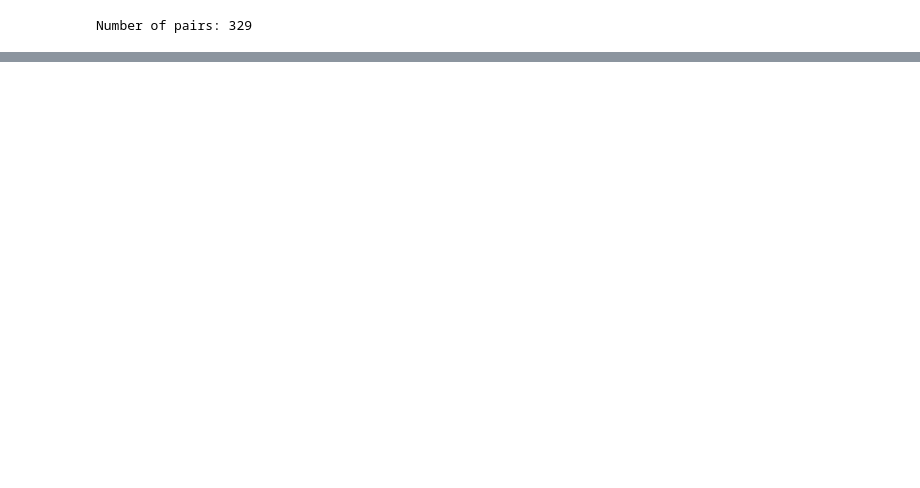
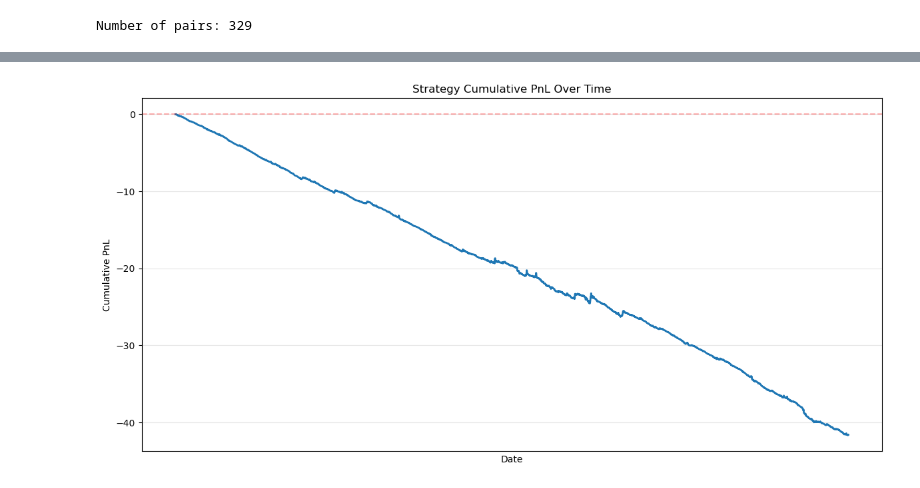
Before and after one commit to ctordo/SP100-high-frequency-analysis-corrclustering-trading, a Jupyter notebook: 4_PairsTrading/visu.ipynb, the cells around one changed output, grey strips where cells are left out. Saved outputs shown, nothing was run; the diff lists cells and outputs as text; code cells hidden in the pictures; blank space fills up the shorter version.

```diff
--- a/4_PairsTrading/visu.ipynb
+++ b/4_PairsTrading/visu.ipynb
@@ -384,0 +361,6 @@ plt.show()
+# %%
+df_positions = pd.DataFrame(data=np_positions[:,:-1],
+                            columns=TICKERS,
+                            index=df_returns_window.index)
+
+df_positions
@@ -384,0 +382,48 @@ plt.show()
+# %%
+
+
+def compute_strategy_pnl(returns_df, positions_df, transaction_cost=0.001):
+
+    # Ensure dataframes are aligned
+    assert returns_df.shape == positions_df.shape, "Returns and positions must have same shape"
+    assert (returns_df.index == positions_df.index).all(), "Indices must match"
+    assert (returns_df.columns == positions_df.columns).all(), "Columns must match"
+
+    # Position at previous tick (shift forward by 1)
+    # We hold the position from t-1 during period t, earning returns[t]
+    lagged_positions = positions_df.shift(1).fillna(0)
+
+    # Trading PnL: position held * returns earned during that period
+    # Each asset contributes: position_held * return_of_asset
+    trading_pnl_per_asset = lagged_positions * returns_df
+    trading_pnl = trading_pnl_per_asset.sum(axis=1)
+
+    # Calculate position changes (where transactions occur)
+    position_changes = positions_df.diff().fillna(positions_df.iloc[0])
+
+    # Transaction costs: cost * |position_change| for each asset
+    # Sum across all assets to get total cost per tick
+    transaction_costs_per_tick = (position_changes.abs() * transaction_cost).sum(axis=1)
+
+    # Net PnL per tick
+    net_pnl_per_tick = trading_pnl - transaction_costs_per_tick
+
+    # Return cumulative PnL curve
+    cumulative_pnl = net_pnl_per_tick.cumsum()
+
+    return cumulative_pnl
+
+pnl_curve = compute_strategy_pnl(df_returns_window, df_positions, transaction_cost=0.001)
+
+plt.figure(figsize=(12, 6))
+plt.plot(pnl_curve.index, pnl_curve.values, linewidth=2)
+plt.axhline(y=0, color='r', linestyle='--', alpha=0.3)
+plt.title('Strategy Cumulative PnL Over Time')
+plt.xlabel('Date')
+plt.xticks([])
+plt.ylabel('Cumulative PnL')
+plt.grid(True, alpha=0.3)
+plt.tight_layout()
+plt.show()
+# %% [output]
+[figure, added]
```
Also changed, not shown: parts of 10 cells of this notebook.
